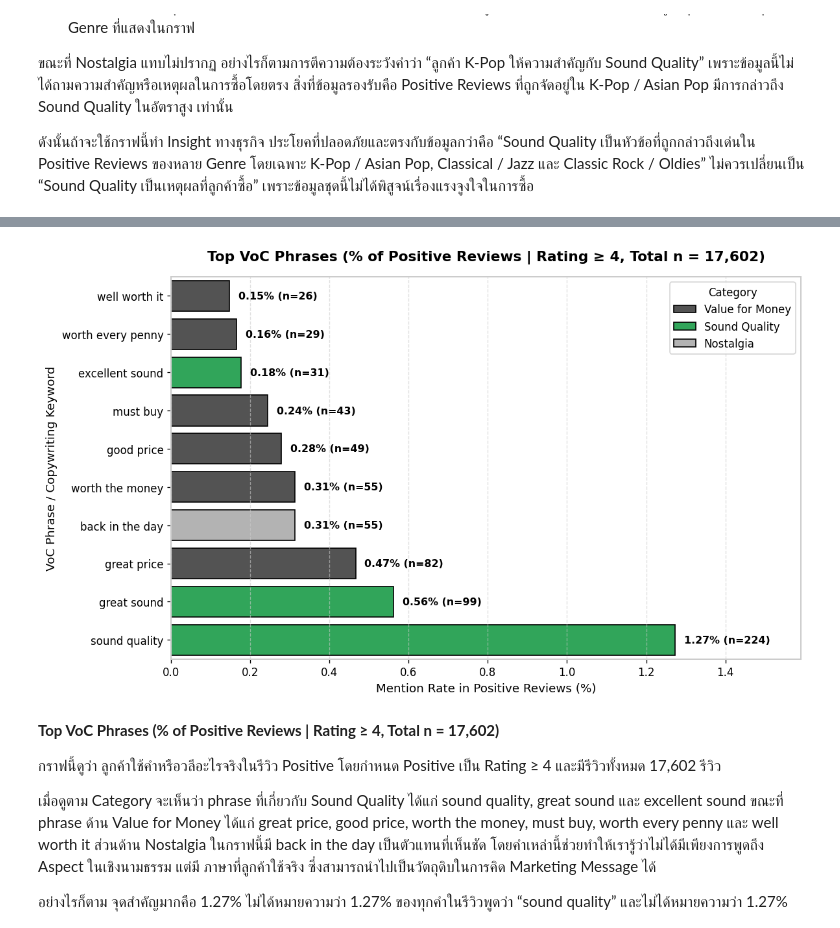
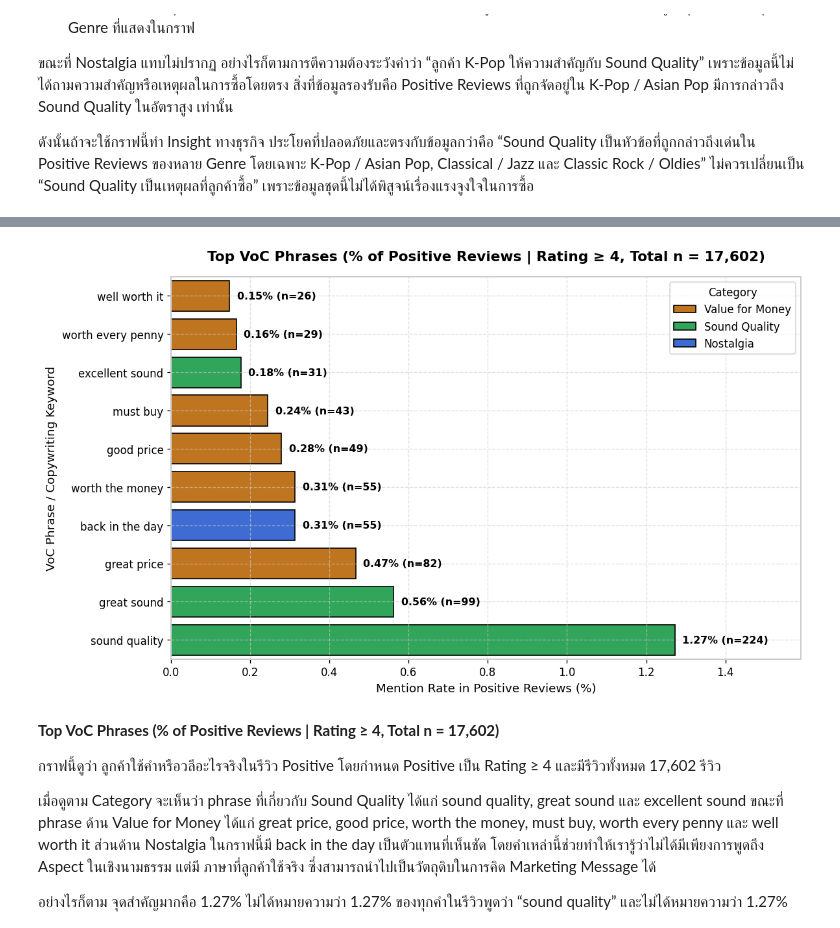
Before and after one commit to audomsak-pypy/Project1-Text_Analytics69, a Jupyter notebook: Project1_Text_Analytics69_Teams.ipynb, the cells around one changed output, grey strips where cells are left out. Drawn from its saved outputs; the diff is of its cells as text; code cells hidden in the pictures.

```diff
--- a/Project1_Text_Analytics69_Teams.ipynb
+++ b/Project1_Text_Analytics69_Teams.ipynb
@@ -1574,11 +1728,11 @@ import pandas as pd
 import seaborn as sns
 
 # ==========================================
-# 1. SET SPOTIFY THEME & PALETTE (GREEN, BLACK/DARK GRAY, LIGHT GRAY)
+# 1. SET SPOTIFY THEME & PALETTE (LIGHT THEME)
 # ==========================================
-SPOTIFY_GREEN = '#1DB954'  # เขียว (Sound Quality)
-DARK_GRAY = '#B3B3B3'      # เทาอ่อน (Nostalgia)
-LIGHT_GRAY = '#535353'     # เทาดำ (Value for Money)
+SPOTIFY_GREEN = '#1DB954'
+ROYAL_BLUE = '#2563EB'
+WARM_AMBER = '#D97706'
 BG_COLOR = '#FFFFFF'
 TEXT_COLOR = '#000000'
 GRID_COLOR = '#CCCCCC'
@@ -1598,28 +1752,22 @@ plt.rcParams.update({
     'font.size': 10,
 })
 
-palette = {
-    'Sound Quality': SPOTIFY_GREEN,
-    'Nostalgia': DARK_GRAY,
-    'Value for Money': LIGHT_GRAY,
-}
-
 # ==========================================
 # 2. EXTRACT REAL VOC FREQUENCIES & CALCULATE %
 # ==========================================
 
-# 2.1 Filter positive reviews (>= 4 stars)
+# 2.1 Filter positive reviews (>= 4 stars) and calculate total denominator (n_pos)
 if 'rating' in df_joined.columns:
-  pos_mask = df_joined['rating'] >= 4
+    pos_mask = df_joined['rating'] >= 4
 elif 'overall' in df_joined.columns:
-  pos_mask = df_joined['overall'] >= 4
+    pos_mask = df_joined['overall'] >= 4
 else:
-  pos_mask = pd.Series([True] * len(df_joined))
+    pos_mask = pd.Series([True] * len(df_joined))
 
 positive_reviews = df_joined.loc[pos_mask, 'cleaned_text']
 n_pos = len(positive_reviews)  # Total positive reviews denominator
 
-# 2.2 VoC Dictionary
+# 2.2 VoC Dictionary (Excludes 'great quality' for context accuracy)
 voc_dictionary = {
     # Sound Quality
     'excellent sound': 'Sound Quality',
@@ -1649,21 +1797,21 @@ voc_dictionary = {
     'bargain price': 'Value for Money',
 }
 
-# 2.3 Calculate frequency and percentage
+# 2.3 Calculate frequency and percentage relative to n_pos
 voc_data = []
 for phrase, category in voc_dictionary.items():
-  pattern = r'\b' + re.escape(phrase) + r'\b'
-  freq = positive_reviews.str.contains(pattern, regex=True, na=False).sum()
-  pct = (freq / n_pos * 100) if n_pos > 0 else 0
+    pattern = r'\b' + re.escape(phrase) + r'\b'
+    freq = positive_reviews.str.contains(pattern, regex=True, na=False).sum()
+    pct = (freq / n_pos * 100) if n_pos > 0 else 0
 
-  voc_data.append({
-      'Phrase': phrase,
-      'Frequency': freq,
-      'Percentage': pct,
-      'Category': category,
-  })
+    voc_data.append({
+        'Phrase': phrase,
+        'Frequency': freq,
+        'Percentage': pct,
+        'Category': category
+    })
 
-# 2.4 Select Top 10 phrases
+# 2.4 Select Top 10 phrases with the highest percentage
 voc_real_df = pd.DataFrame(voc_data)
 voc_real_df = (
     voc_real_df[voc_real_df['Frequency'] > 0]
@@ -1676,11 +1824,17 @@ voc_real_df = (
 # 3. PREPARE DATA & PLOT HORIZONTAL BAR CHART
 # ==========================================
 
-voc_plot_df = voc_real_df.sort_values(by='Percentage', ascending=True).reset_index(
-    drop=True
-)
+voc_plot_df = voc_real_df.sort_values(
+    by='Percentage', ascending=True
+).reset_index(drop=True)
 
 fig, ax = plt.subplots(figsize=(10, 6), dpi=120)
+
+palette = {
+    'Sound Quality': SPOTIFY_GREEN,
+    'Nostalgia': ROYAL_BLUE,
+    'Value for Money': WARM_AMBER,
+}
 
 # Plot using Percentage as X-axis
 sns.barplot(
@@ -1692,56 +1846,49 @@ sns.barplot(
     dodge=False,
     edgecolor=TEXT_COLOR,
     ax=ax,
 )
 
 # Annotate percentage and exact count at the end of each bar
 max_pct = voc_plot_df['Percentage'].max() if not voc_plot_df.empty else 10
 for index, row in voc_plot_df.iterrows():
-  pct_val = row.Percentage
-  freq_val = int(row.Frequency)
-  ax.text(
-      pct_val + (max_pct * 0.018),
-      index,
-      f'{pct_val:.2f}% (n={freq_val:,})',
-      va='center',
-      ha='left',
-      fontsize=9.5,
-      fontweight='bold',
-      color=TEXT_COLOR,
-  )
+    pct_val = row.Percentage
+    freq_val = int(row.Frequency)
+    ax.text(
+        pct_val + (max_pct * 0.015),
+        index,
+        f'{pct_val:.2f}% (n={freq_val:,})',
+        va='center',
+        ha='left',
+        fontsize=9.5,
+        fontweight='bold',
+        color=TEXT_COLOR,
+    )
 
 # Chart styling and labels
 ax.set_title(
     f'Top VoC Phrases (% of Positive Reviews | Rating ≥ 4, Total n = {n_pos:,})',
     fontsize=13,
     fontweight='bold',
     color=TEXT_COLOR,
     pad=15,
 )
-ax.set_xlabel(
-    'Mention Rate in Positive Reviews (%)', fontsize=11, color=TEXT_COLOR
-)
-ax.set_ylabel(
-    'VoC Phrase / Copywriting Keyword', fontsize=11, color=TEXT_COLOR
-)
-
+ax.set_xlabel('Mention Rate in Positive Reviews (%)', fontsize=11, color=TEXT_COLOR)
+ax.set_ylabel('VoC Phrase / Copywriting Keyword', fontsize=11, color=TEXT_COLOR)
 ax.set_xlim(0, max_pct * 1.25)
 
-# Style & Position Legend
 ax.legend(
     title='Category',
     facecolor=BG_COLOR,
     edgecolor=GRID_COLOR,
     labelcolor=TEXT_COLOR,
     loc='upper right',
 )
-
-ax.grid(True, axis='x')
+ax.grid(True)
 
 plt.tight_layout()
 plt.show()
 # %% [output]
-[figure, old version]
+[figure, new version]
 # %% [markdown]
 **Top VoC Phrases (% of Positive Reviews | Rating ≥ 4, Total n = 17,602)**
 
```
Also changed, not shown: parts of 58 cells of this notebook.
